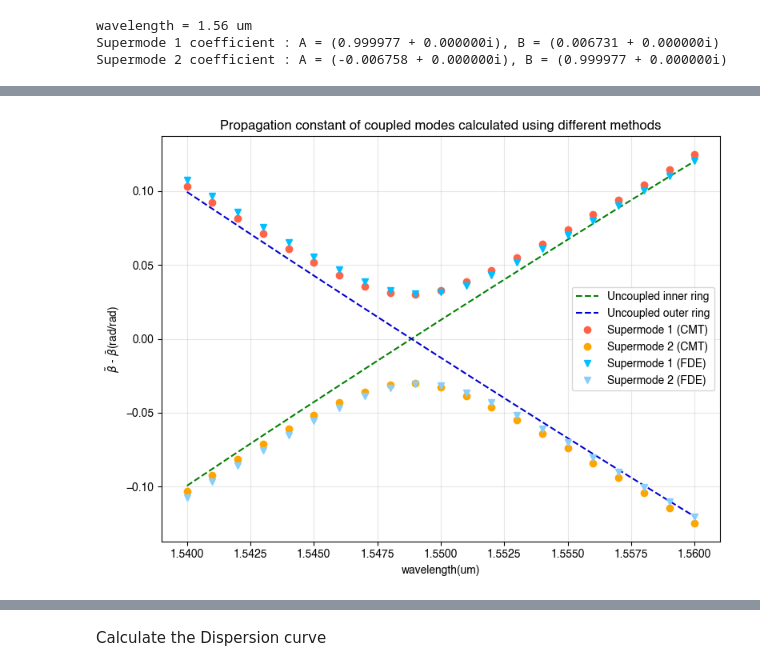
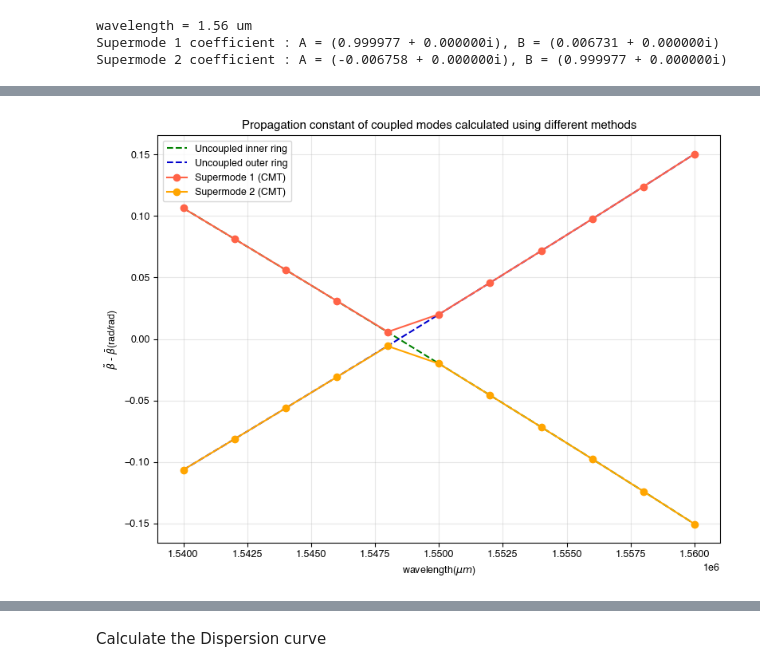
Before and after one commit to Harryxwh/SiNDispersionEngineering, a Jupyter notebook: data_analysis.ipynb, the cells around one changed output, grey strips where cells are left out. Cells and saved outputs as stored; diff of their text form; code cells hidden in the pictures.

```diff
--- a/data_analysis.ipynb
+++ b/data_analysis.ipynb
@@ -4,25 +5,30 @@ import matplotlib.pyplot as plt
 # %%
-def Plot_curve(X,Y_arr,Y_legends,
+def Plot_curve(data_arr,Y_legends,
                 X_label,Y_label,
-                title,marker_list,linestyle_list,
+                title,
+                marker_list,linestyle_list,
+                colors_list=['green','mediumblue','tomato','orange','deepskyblue','lightskyblue','black','red']*2,
                 bbox_to_anchor=(),
+                text="",
                 dpi=400):
     #Plot parameters
     figsize = (8,6)
     fonttype = "Helvetica"
-    fontsize = 10
+    fontsize = 9
     grid_linewidth = 0.8
     plot_linewidth = 1.5
 
-    colors_list = ['green','mediumblue',
-                   'tomato','orange',
-                   'deepskyblue','lightskyblue',
-                   'black','red']*2
     plt.figure(figsize=figsize)
-    for idx in range(np.shape(Y_arr)[1]):
-        plt.plot(X,Y_arr[:,idx],label=Y_legends[idx],
-                    color=colors_list[idx], marker=marker_list[idx],
-                    linestyle=linestyle_list[idx], linewidth=plot_linewidth)
+    idx = 0
+    for data_idx in range(len(data_arr)):
+        X       = data_arr[data_idx][:,0]           #X is a 2D array
+        Y_arr   = data_arr[data_idx][:,1:]          #Y_arr is a 2D array
+        for Y_idx in range(np.shape(Y_arr)[1]):
+            plt.plot(X,Y_arr[:,Y_idx],label=Y_legends[idx],
+                        color=colors_list[idx], marker=marker_list[idx],
+                        linestyle=linestyle_list[idx], linewidth=plot_linewidth)
+            idx = idx + 1
+
 
     plt.rcParams["font.family"] = fonttype
     plt.rcParams.update({'font.size': fontsize})
@@ -35,8 +41,11 @@ def Plot_curve(X,Y_arr,Y_legends,
         plt.legend(bbox_to_anchor=bbox_to_anchor, loc='lower left', borderaxespad=0)
     else:
         plt.legend(loc='best')
+    if not text == "":
+        plt.text(np.quantile(X,0.75),np.quantile(Y_arr,0.05),
+                text, bbox=dict(boxstyle="round,pad=0.9", fc="white", alpha=0.9))
     plt.grid(linewidth=grid_linewidth, alpha=0.3)
-    savename = "results/"+str(title)+".png"
+    savename = "results/"+str(title)+".jpg"
     plt.savefig(savename,dpi=dpi)
     plt.tight_layout()
     plt.show()
@@ -279,17 +524,18 @@ array([1.94805195e+14, 1.94678780e+14, 1.94552529e+14, 1.94426442e+14,
 # %%
-Y_data = np.c_[beta_uncoupled_arr_gap4um[:,1:3],
-               beta_coupled_arr_gap4um[:,1:],
-               beta_coupled_lumerical_arr_gap4um[:,1:]]
+lambda_arr = np.linspace(1.54,1.56,11)
+Y_data = (np.c_[lambda_arr*1e6,
+               beta_uncoupled_arr_L_inner_2_8[:,1:3],
+               beta_coupled_arr_L_inner_2_8[:,1:]],)
 
-Plot_curve(lambda_arr*1e6,Y_data,
+Plot_curve(Y_data,
            Y_legends=['Uncoupled inner ring','Uncoupled outer ring',
                       'Supermode 1 (CMT)','Supermode 2 (CMT)',
                       'Supermode 1 (FDE)','Supermode 2 (FDE)',
                       'beta_iso_inner','beta_iso_outer'],
-            X_label='wavelength(um)',
+            X_label=r'wavelength($\mu m$)',
             Y_label=r'$ \tilde{\beta}$ - $\bar{\beta}$(rad/rad)',
             title = r"Propagation constant of coupled modes calculated using different methods",
             marker_list=["","","o","o","v","v"],
-            linestyle_list=["--","--","","","",""])
+            linestyle_list=["--","--","-","-","-","-","-","-"])
 # %% [output]
-[figure, old version]
+[figure, new version]
```
Also changed, not shown: parts of 100 cells of this notebook.
